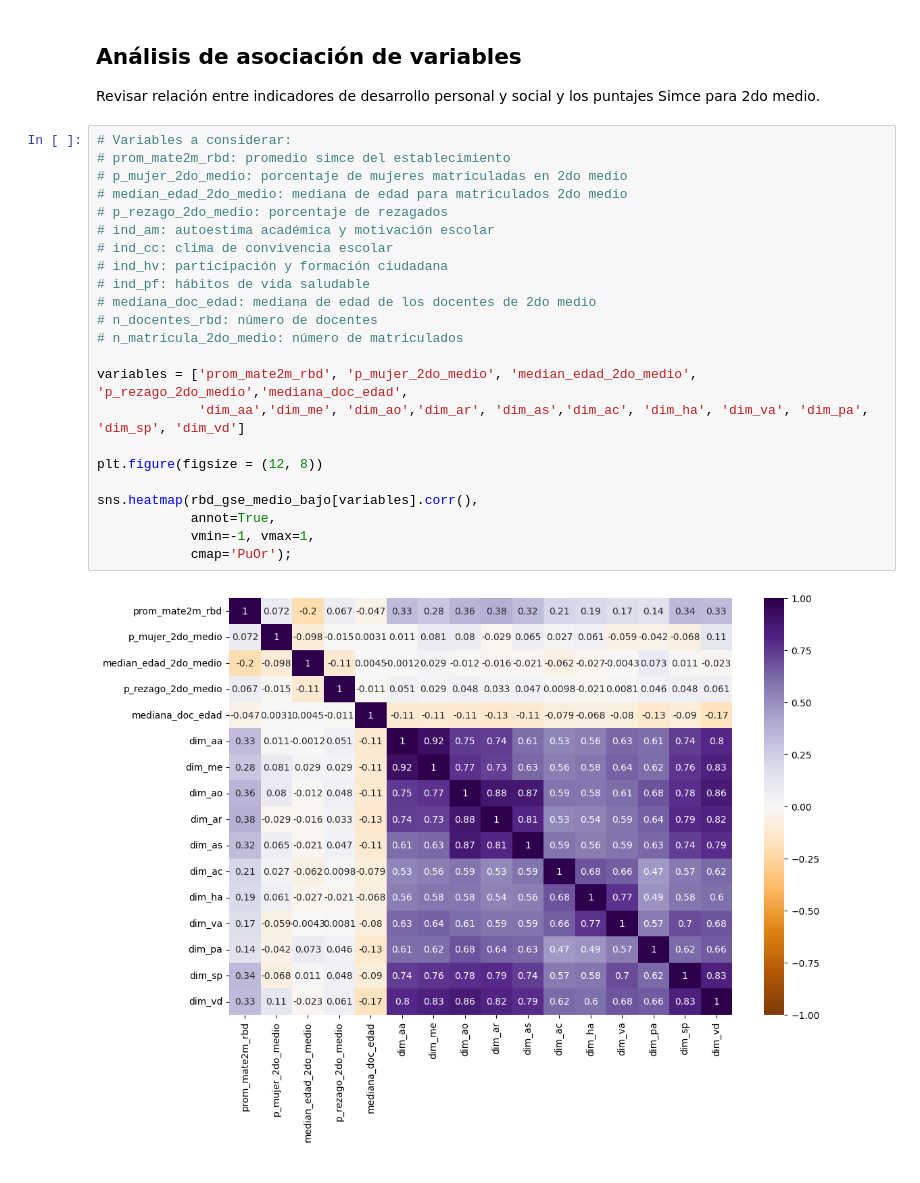
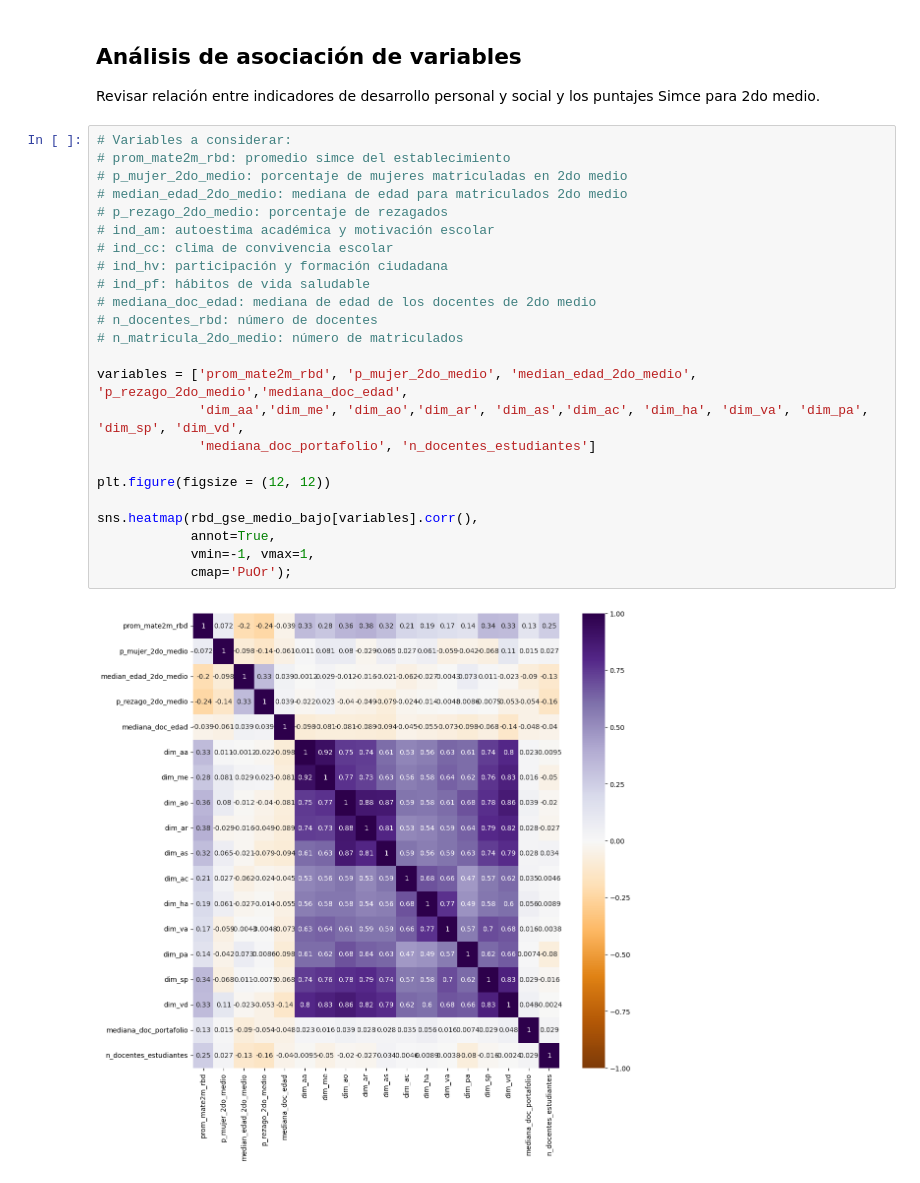
Before and after one commit to vcanalesg/dcc_taller_proyecto_g4, a Jupyter notebook: 3_analizar_rbd.ipynb, the cells around one changed output. Cells and saved outputs as stored; diff of their text form.

Commit message:
evaluacion docente + fix rezago

```diff
--- a/3_analizar_rbd.ipynb
+++ b/3_analizar_rbd.ipynb
@@ -71,25 +53,26 @@ Revisar relación entre indicadores de desarrollo personal y social y los puntaj
 # %%
 # Variables a considerar:
 # prom_mate2m_rbd: promedio simce del establecimiento
 # p_mujer_2do_medio: porcentaje de mujeres matriculadas en 2do medio
 # median_edad_2do_medio: mediana de edad para matriculados 2do medio
 # p_rezago_2do_medio: porcentaje de rezagados
 # ind_am: autoestima académica y motivación escolar
 # ind_cc: clima de convivencia escolar
 # ind_hv: participación y formación ciudadana
 # ind_pf: hábitos de vida saludable
 # mediana_doc_edad: mediana de edad de los docentes de 2do medio
 # n_docentes_rbd: número de docentes
 # n_matricula_2do_medio: número de matriculados
 
 variables = ['prom_mate2m_rbd', 'p_mujer_2do_medio', 'median_edad_2do_medio', 'p_rezago_2do_medio','mediana_doc_edad',
-             'dim_aa','dim_me', 'dim_ao','dim_ar', 'dim_as','dim_ac', 'dim_ha', 'dim_va', 'dim_pa', 'dim_sp', 'dim_vd']
+             'dim_aa','dim_me', 'dim_ao','dim_ar', 'dim_as','dim_ac', 'dim_ha', 'dim_va', 'dim_pa', 'dim_sp', 'dim_vd',
+             'mediana_doc_portafolio', 'n_docentes_estudiantes']
 
-plt.figure(figsize = (12, 8))
+plt.figure(figsize = (12, 12))
 
 sns.heatmap(rbd_gse_medio_bajo[variables].corr(),
             annot=True,
             vmin=-1, vmax=1,
             cmap='PuOr');
 # %% [output]
-[figure, old version]
+[figure, new version]
```
Also changed, not shown: parts of 4 cells of this notebook, 3 other files.
